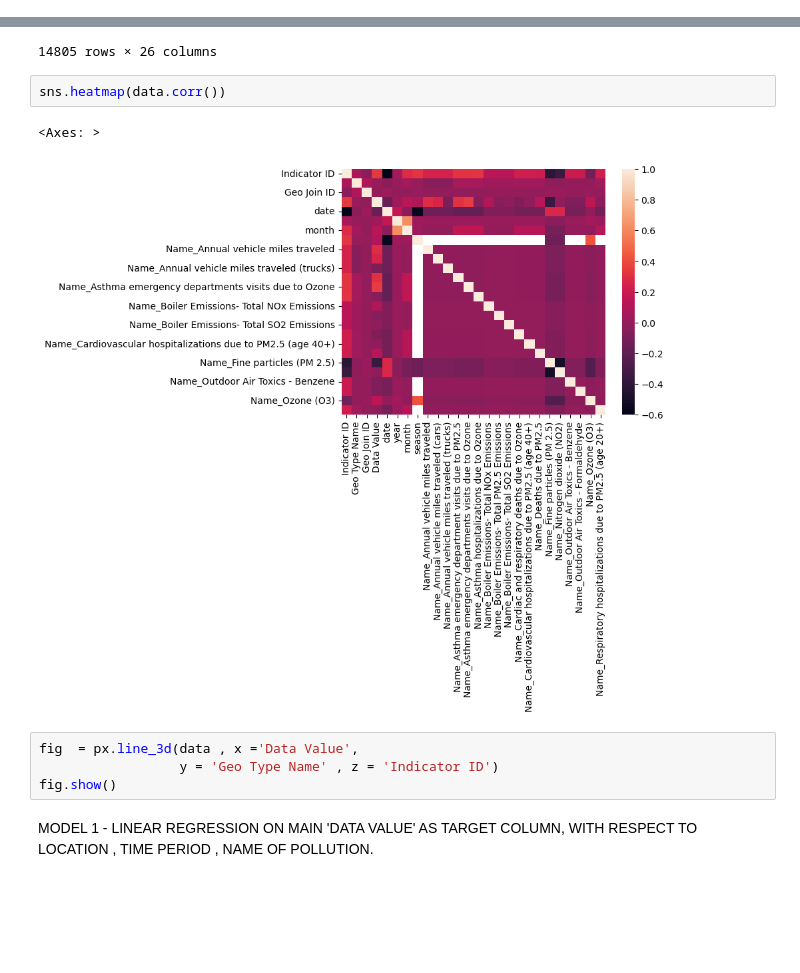
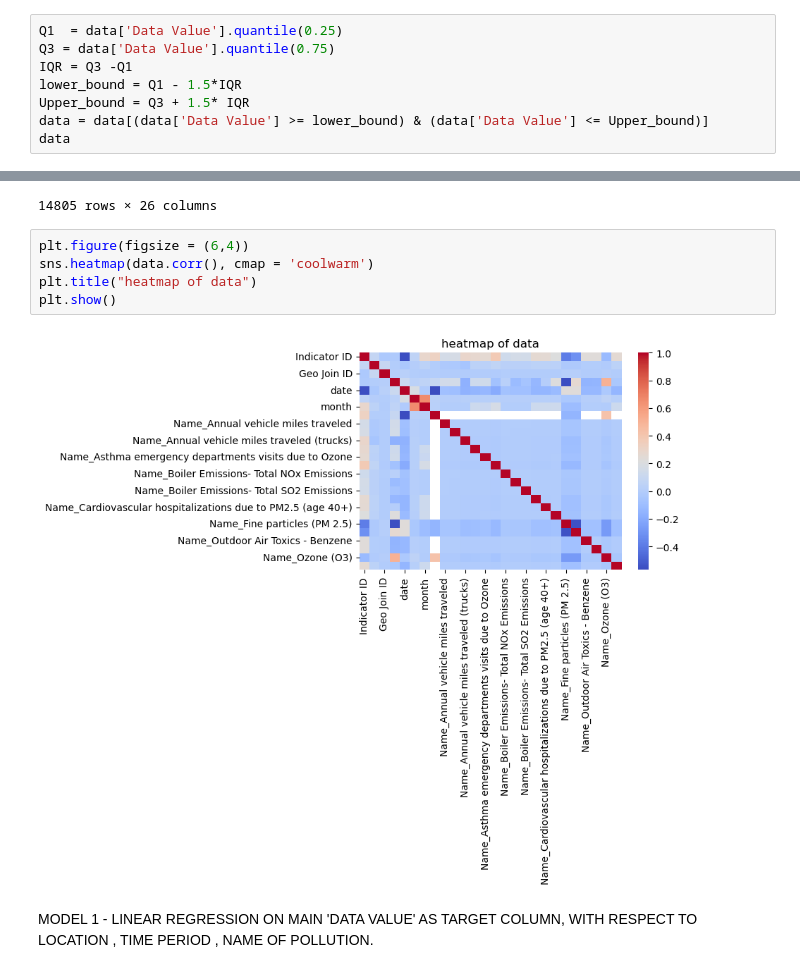
Before and after one commit to maansesharma/air_quality_dataset, a Jupyter notebook: AIR_QUALITY_CODE.ipynb, the cells around one changed output, grey strips where cells are left out. Drawn from its saved outputs; the diff is of its cells as text; blank space fills up the shorter version.

```diff
--- a/AIR_QUALITY_CODE.ipynb
+++ b/AIR_QUALITY_CODE.ipynb
@@ -359,0 +157,8 @@ memory usage: 2.2 MB
+# %%
+Q1  = data['Data Value'].quantile(0.25)
+Q3 = data['Data Value'].quantile(0.75)
+IQR = Q3 -Q1
+lower_bound = Q1 - 1.5*IQR
+Upper_bound = Q3 + 1.5* IQR
+data = data[(data['Data Value'] >= lower_bound) & (data['Data Value'] <= Upper_bound)]
+data
@@ -407,14 +211,12 @@ data.dropna()
 | 18861 | 375 | 0 | 207 | 23.77 | 12 | 2009 | 1 | 2.0 | ... |
 14805 rows × 26 columns
 # %%
-sns.heatmap(data.corr())
+plt.figure(figsize = (6,4))
+sns.heatmap(data.corr(), cmap = 'coolwarm')
+plt.title("heatmap of data")
+plt.show()
 # %% [output]
-<Axes: >
-[figure, old version]
+[figure, new version]
-# %%
-fig  = px.line_3d(data , x ='Data Value',
-                  y = 'Geo Type Name' , z = 'Indicator ID')
-fig.show()
 # %% [markdown]
 MODEL 1 - LINEAR REGRESSION ON MAIN 'DATA VALUE' AS TARGET COLUMN, WITH RESPECT TO LOCATION , TIME PERIOD , NAME OF POLLUTION.
 # %%
```
Also changed, not shown: parts of 49 cells of this notebook, 1 other file.
